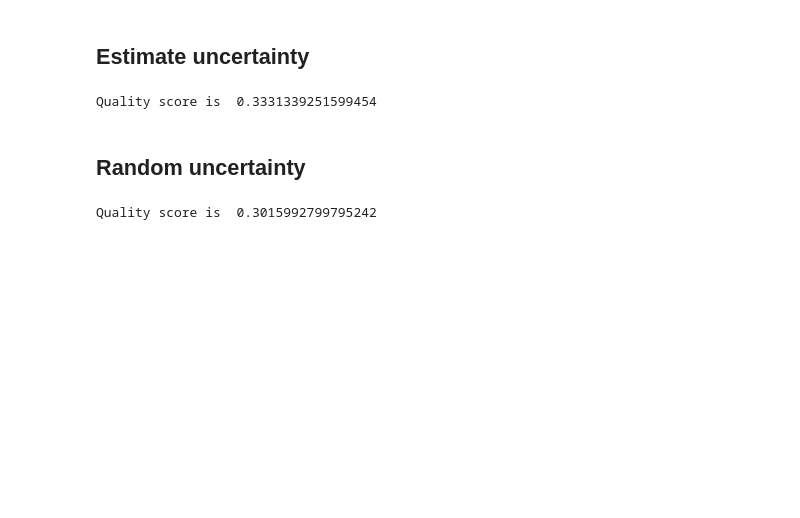
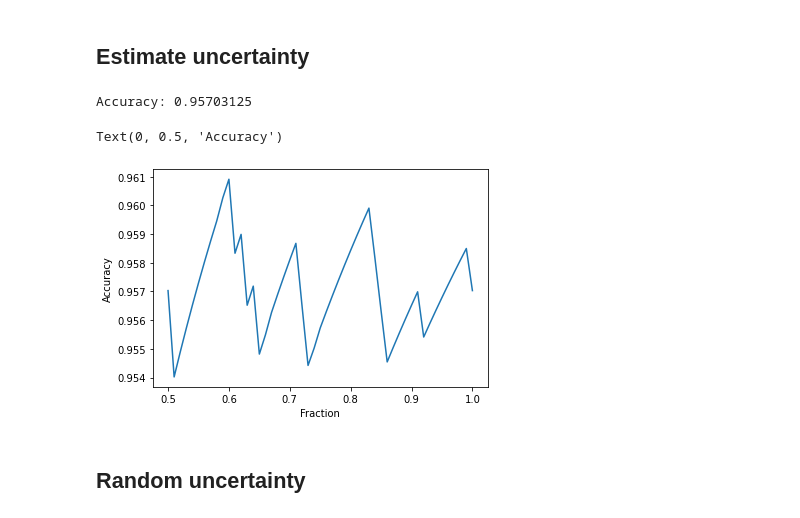
Before and after one commit to stat-ml/alpaca, a Jupyter notebook: examples/classification_uq.ipynb, the cells around one changed output. Drawn from its saved outputs; the diff is of its cells as text; code cells hidden in the pictures; blank space fills up the shorter version.

```diff
--- a/examples/classification_uq.ipynb
+++ b/examples/classification_uq.ipynb
@@ -92,25 +87,22 @@ Accuracy of random: 0.08203125
 # Calculate uncertainty estimation
 estimator = MCDUE(model, num_classes=10, acquisition="bald_normed")
 predictions, estimations = estimator(x_batch)
-# %%
-# Calculate NDCG score for the uncertainty
-errors = [metrics.log_loss(target.reshape(-1, 1), pred.reshape((-1, 10)), labels=list(range(10)))
-                  for pred, target in zip(class_preds, y_batch.numpy())]
-
-score = ndcg(np.array(errors), estimations)
-print("Quality score is ", score)
-# %% [output]
-Quality score is  0.3331339251599454
+# %%
+class_preds = F.softmax(predictions, dim=-1).detach().numpy()
+predictions = np.argmax(class_preds, axis=-1)
+print('Accuracy:', accuracy_score(predictions, y_batch))
+# %% [output]
+Accuracy: 0.95703125
+# %%
+score = classification_metric(estimations, np.equal(predictions, y_batch))
+# %%
+plt.plot(*score)
+plt.xlabel("Fraction")
+plt.ylabel("Accuracy")
+# %% [output]
+Text(0, 0.5, 'Accuracy')
+[figure, added]
 # %% [markdown]
 ## Random uncertainty
 # %%
 estimations_random = torch.randn_like(estimations)
-# %%
-# Calculate NDCG score for the uncertainty
-errors = [metrics.log_loss(target.reshape(-1, 1), pred.reshape((-1, 10)), labels=list(range(10)))
-                  for pred, target in zip(class_preds, y_batch.numpy())]
-
-score = ndcg(np.array(errors), estimations_random)
-print("Quality score is ", score)
-# %% [output]
-Quality score is  0.3015992799795242
```
Also changed, not shown: parts of 5 cells of this notebook, 17 other files.
